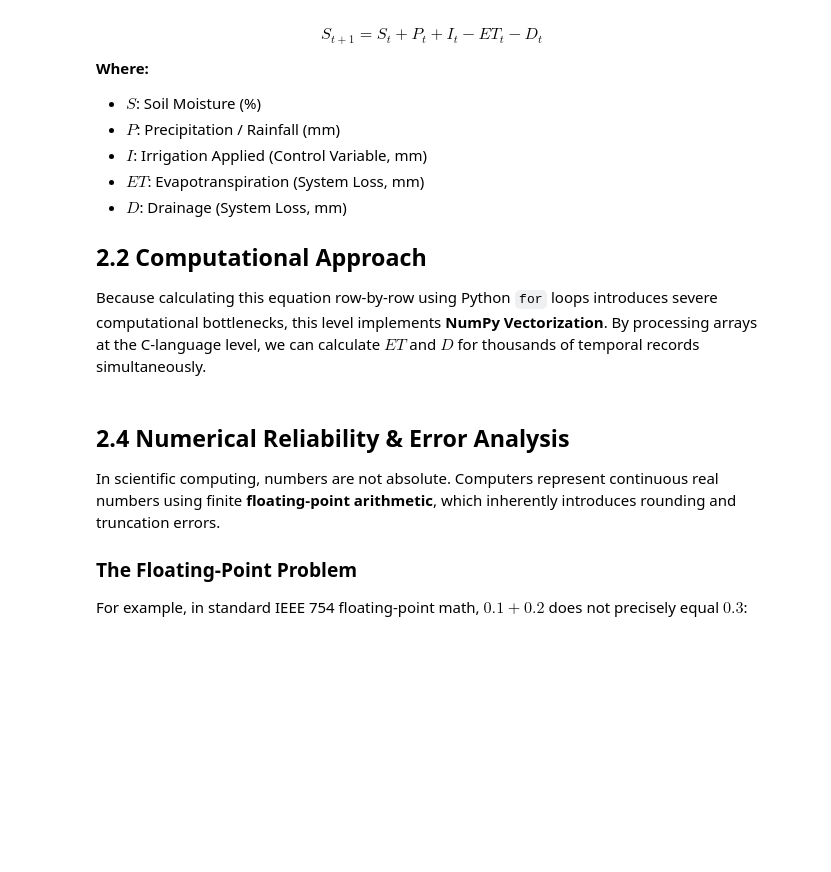
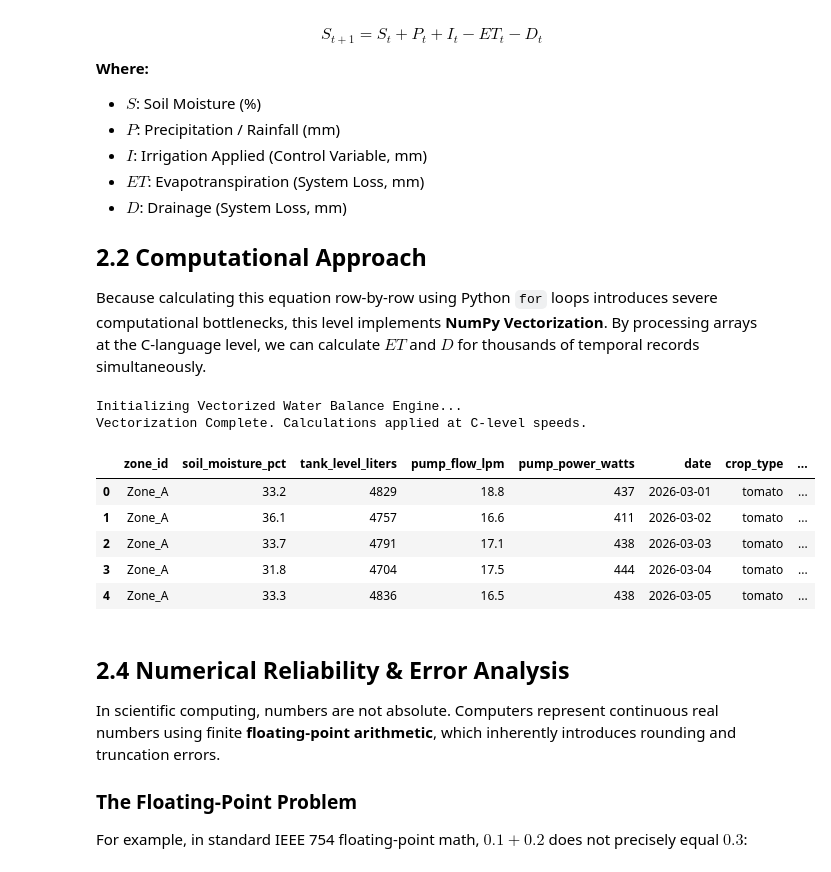
Before and after one commit to perezkinyua/HydroSense-Kenya, a Jupyter notebook: notebooks/Level_2_Vectorization_and_Error.ipynb, the cells around one changed output. Saved outputs shown, nothing was run; the diff lists cells and outputs as text; code cells hidden in the pictures; blank space fills up the shorter version.

```diff
--- a/notebooks/Level_2_Vectorization_and_Error.ipynb
+++ b/notebooks/Level_2_Vectorization_and_Error.ipynb
@@ -19,9 +19,7 @@ Because calculating this equation row-by-row using Python `for` loops introduces
 import pandas as pd
 import numpy as np
 
-# df_clean = pd.read_csv('../data/processed/cleaned_irrigation_dataset.csv')
-# df_simulated = calculate_water_balance(df_clean)
-# display(df_simulated.head())
+
 
 def calculate_water_balance(df):
     """
@@ -42,37 +40,46 @@ def calculate_water_balance(df):
     drainage_coeff = df['drainage_coefficient'].to_numpy()
 
     # 2. Vectorized Evapotranspiration (ET) Approximation
     # A localized approximation: Higher temperatures and lower humidity increase evaporation.
     et_raw = (temps * 0.4) - (humidity * 0.05)
 
     # We use np.clip to ensure physical boundaries (ET cannot be negative,
     # and rarely exceeds 8.0mm/day in this climate zone)
     et_daily = np.clip(et_raw, a_min=0.5, a_max=8.0)
 
     # 3. Vectorized Drainage (D)
     # Water only drains deep into the soil if the current moisture + new rain exceeds Field Capacity.
     excess_water = (moisture + rain) - field_capacity
 
     # np.where acts as a vectorized 'if' statement:
     # If excess > 0, calculate drainage loss. Otherwise, 0 loss.
     drainage_daily = np.where(excess_water > 0, excess_water * drainage_coeff, 0.0)
 
     # 4. Calculate S_(t+1) - The Projected Next Day Moisture
     # S_{t+1} = S_t + P - ET - D (Holding Irrigation at 0 for baseline simulation)
     projected_moisture = moisture + rain - et_daily - drainage_daily
 
     # 5. Append calculated arrays back to the DataFrame
     df['estimated_ET_mm'] = np.round(et_daily, 2)
     df['estimated_drainage_mm'] = np.round(drainage_daily, 2)
     df['projected_moisture_pct'] = np.round(projected_moisture, 2)
 
     print("Vectorization Complete. Calculations applied at C-level speeds.")
     return df
 
-# --- How to run this when your colleague finishes the data ---
-# df_clean = pd.read_csv('../data/processed/cleaned_irrigation_dataset.csv')
-# df_simulated = calculate_water_balance(df_clean)
-# display(df_simulated.head())
+
+df_clean = pd.read_csv('../data/processed/cleaned_irrigation_dataset.csv')
+df_simulated = calculate_water_balance(df_clean)
+display(df_simulated.head())
+# %% [output]
+Initializing Vectorized Water Balance Engine...
+Vectorization Complete. Calculations applied at C-level speeds.
+|  | zone_id | soil_moisture_pct | tank_level_liters | pump_flow_lpm | pump_power_watts | date | crop_type | ... |
+| 0 | Zone_A | 33.2 | 4829 | 18.8 | 437 | 2026-03-01 | tomato | ... |
+| 1 | Zone_A | 36.1 | 4757 | 16.6 | 411 | 2026-03-02 | tomato | ... |
+| 2 | Zone_A | 33.7 | 4791 | 17.1 | 438 | 2026-03-03 | tomato | ... |
+| 3 | Zone_A | 31.8 | 4704 | 17.5 | 444 | 2026-03-04 | tomato | ... |
+| 4 | Zone_A | 33.3 | 4836 | 16.5 | 438 | 2026-03-05 | tomato | ... |
 # %% [markdown]
 ## 2.4 Numerical Reliability & Error Analysis
 
```
Also changed, not shown: parts of 2 cells of this notebook, 1 other file.
